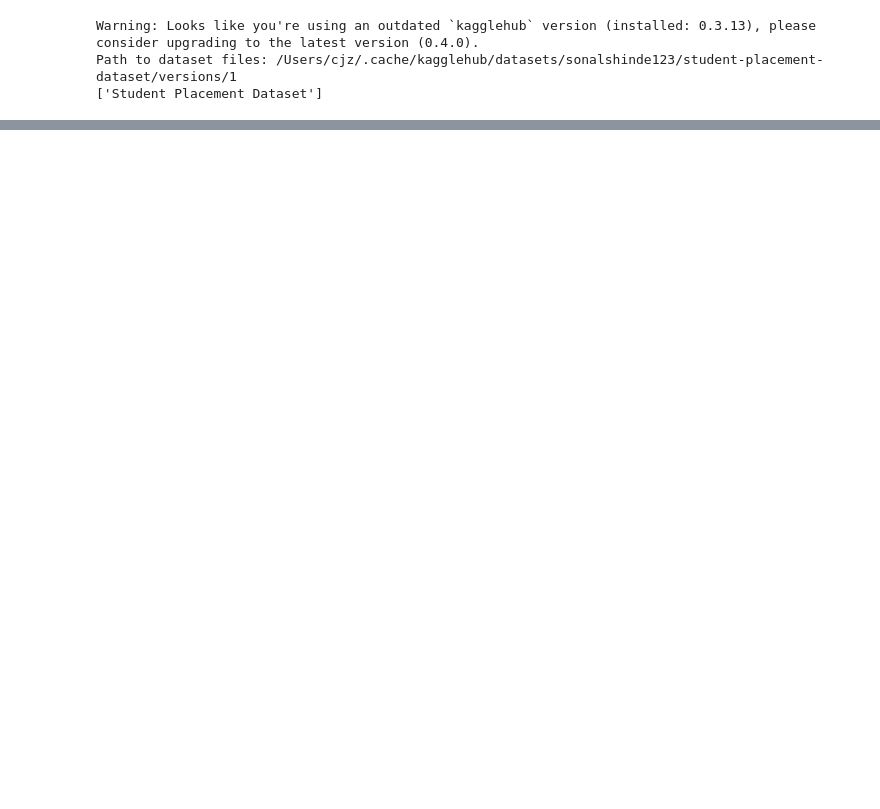
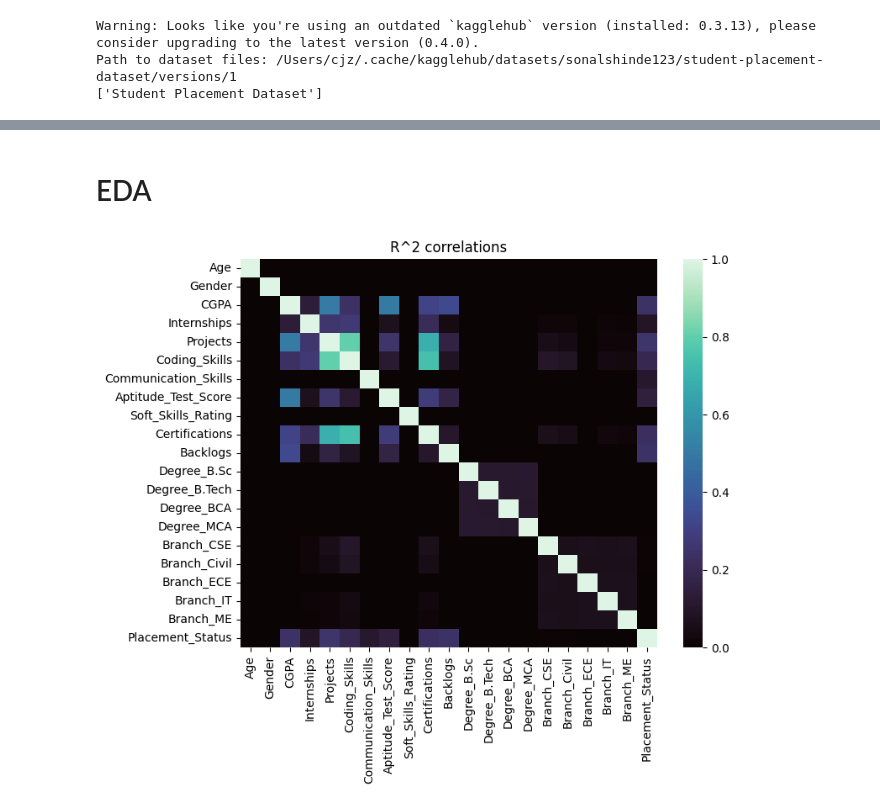
Before and after one commit to cyrusjzeng0/job_placement, a Jupyter notebook: notebook.ipynb, the cells around one changed output, grey strips where cells are left out. Saved outputs shown, nothing was run; the diff lists cells and outputs as text; code cells hidden in the pictures; blank space fills up the shorter version.

```diff
--- a/notebook.ipynb
+++ b/notebook.ipynb
@@ -13,18 +15,32 @@ Path to dataset files: /Users/cjz/.cache/kagglehub/datasets/sonalshinde123/stude
 ['Student Placement Dataset']
 # %%
 import pandas as pd
+import numpy as np
 
 csv_files = [
     os.path.join(path, "Student Placement Dataset", "train.csv"),
     os.path.join(path, "Student Placement Dataset", "test.csv")
 ]
 
-df = pd.concat((pd.read_csv(f) for f in csv_files), ignore_index=True)
+df = pd.concat((pd.read_csv(f) for f in csv_files), ignore_index=True).drop(columns=["Student_ID"]) # concat train and test .csvs from kaggle dataset;
 
-df["Gender"] = df["Gender"].map({"Female": 0, "Male": 1})
-df["Placement_Status"] = df["Placement_Status"].map({"Not Placed": 0, "Placed": 1})
+gender_counts = df["Gender"].value_counts()
+degree_counts = df["Degree"].value_counts()
+branch_counts = df["Branch"].value_counts()
+placement_counts = df["Placement_Status"].value_counts()
 
-columns = ["Degree", "Branch"]
+for col in ["Gender", "Placement_Status"]:
+    df[col] = df[col].astype("category").cat.codes # .cat.codes extracts integer codes of categorical col
+
 df = pd.get_dummies(df, columns=["Degree", "Branch"], dtype=int) # one-hot encoding categorical cols
 
-df = df.drop(columns=["Student_ID"])
+col_to_end = df.pop("Placement_Status")
+df["Placement_Status"] = col_to_end # move target col to end
+
+int64_cols = df.select_dtypes("int64").columns
+df[int64_cols] = df[int64_cols].astype("int8") # save memory - converts int64 to int8
+df["CGPA"] = df["CGPA"].astype("float32") # save memory - converts float64 to float32 (float16 crashes seaborn kdeplot??)
+
+df = df.replace([np.inf, -np.inf], np.nan)
+print(df.isna().sum().sum()) # count null values
+df.info()
@@ -30,0 +65,16 @@ df = df.drop(columns=["Student_ID"])
+# %% [markdown]
+# EDA
+# %%
+import matplotlib.pyplot as plt
+import seaborn as sns
+
+r_sq = df.corr(method="pearson") ** 2
+
+plt.figure(figsize=(8,6))
+sns.heatmap(r_sq, vmax=1, vmin=0, cmap="mako")
+plt.title("R^2 correlations")
+plt.show()
+
+#print(list(plt.colormaps()))
+# %% [output]
+[figure, added]
```
Also changed, not shown: parts of 12 cells of this notebook.
